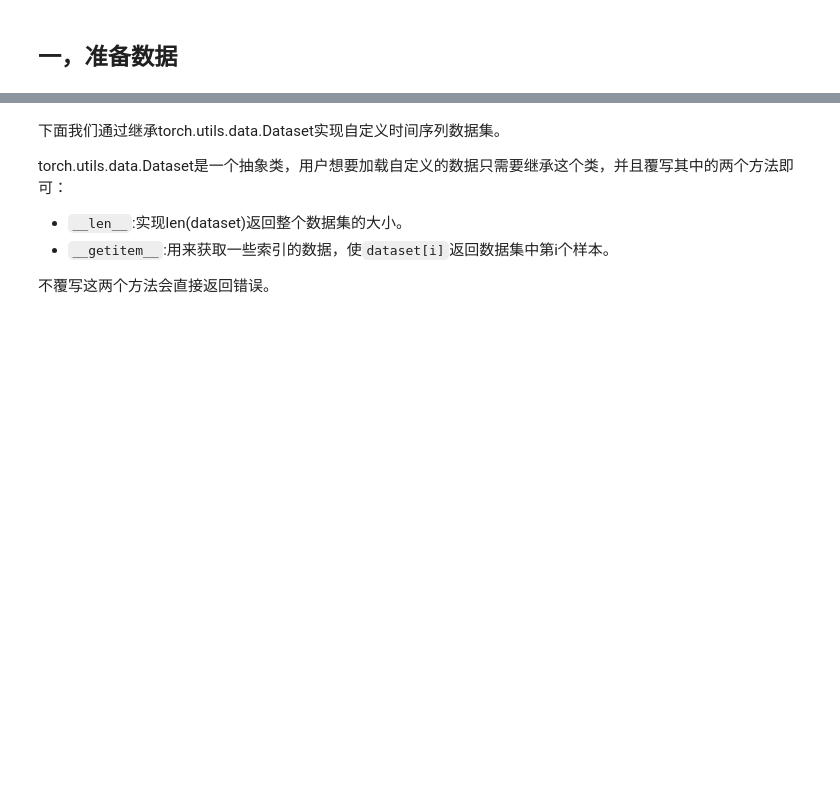
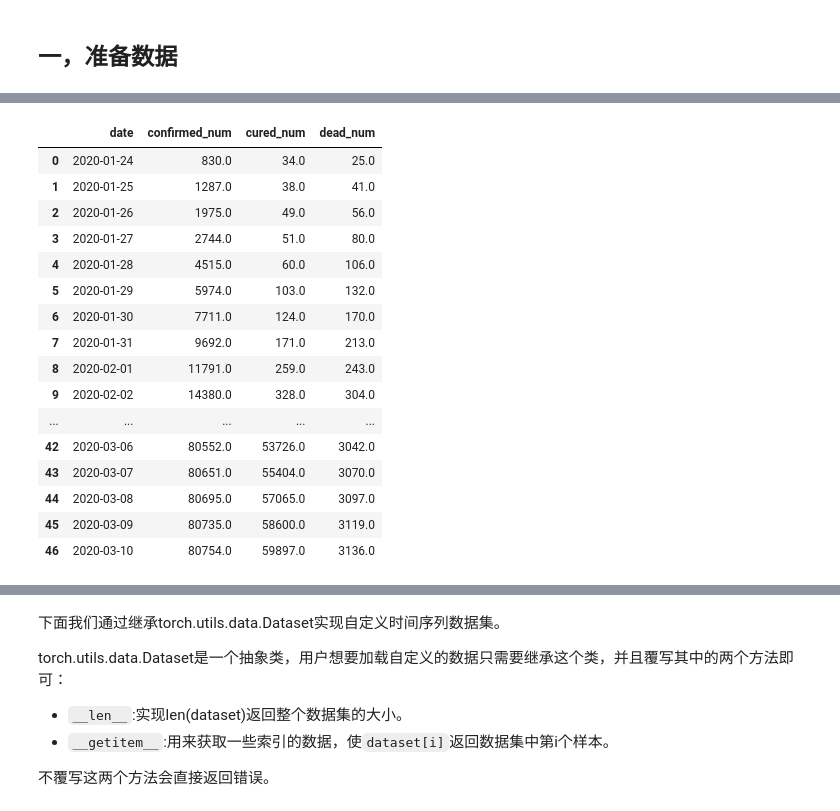
Before and after one commit to xieb03/eat_pytorch_in_20_days, a Jupyter notebook: 1-4,时间序列数据建模流程范例.ipynb, the cells around one changed output, grey strips where cells are left out. Drawn from its saved outputs; the diff is of its cells as text; code cells hidden in the pictures; blank space fills up the shorter version.

```diff
--- a/1-4,时间序列数据建模流程范例.ipynb
+++ b/1-4,时间序列数据建模流程范例.ipynb
@@ -80,3 +84,23 @@ plt.xticks(rotation=60);
+# %%
+df
+# %% [output]
+|  | date | confirmed_num | cured_num | dead_num |
+| 0 | 2020-01-24 | 830.0 | 34.0 | 25.0 |
+| 1 | 2020-01-25 | 1287.0 | 38.0 | 41.0 |
+| 2 | 2020-01-26 | 1975.0 | 49.0 | 56.0 |
+| 3 | 2020-01-27 | 2744.0 | 51.0 | 80.0 |
+| 4 | 2020-01-28 | 4515.0 | 60.0 | 106.0 |
+| 5 | 2020-01-29 | 5974.0 | 103.0 | 132.0 |
+| 6 | 2020-01-30 | 7711.0 | 124.0 | 170.0 |
+| 7 | 2020-01-31 | 9692.0 | 171.0 | 213.0 |
+| 8 | 2020-02-01 | 11791.0 | 259.0 | 243.0 |
+| 9 | 2020-02-02 | 14380.0 | 328.0 | 304.0 |
+| ... | ... | ... | ... | ... |
+| 42 | 2020-03-06 | 80552.0 | 53726.0 | 3042.0 |
+| 43 | 2020-03-07 | 80651.0 | 55404.0 | 3070.0 |
+| 44 | 2020-03-08 | 80695.0 | 57065.0 | 3097.0 |
+| 45 | 2020-03-09 | 80735.0 | 58600.0 | 3119.0 |
+| 46 | 2020-03-10 | 80754.0 | 59897.0 | 3136.0 |
 # %% [markdown]
 ![](./data/1-4-累积曲线.png)
 # %%
```
Also changed, not shown: parts of 46 cells of this notebook, 1 other file.
